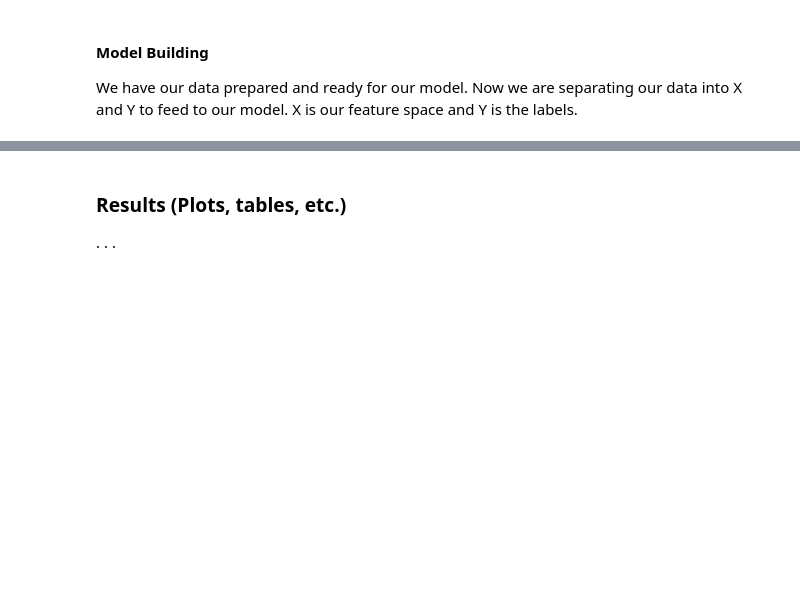
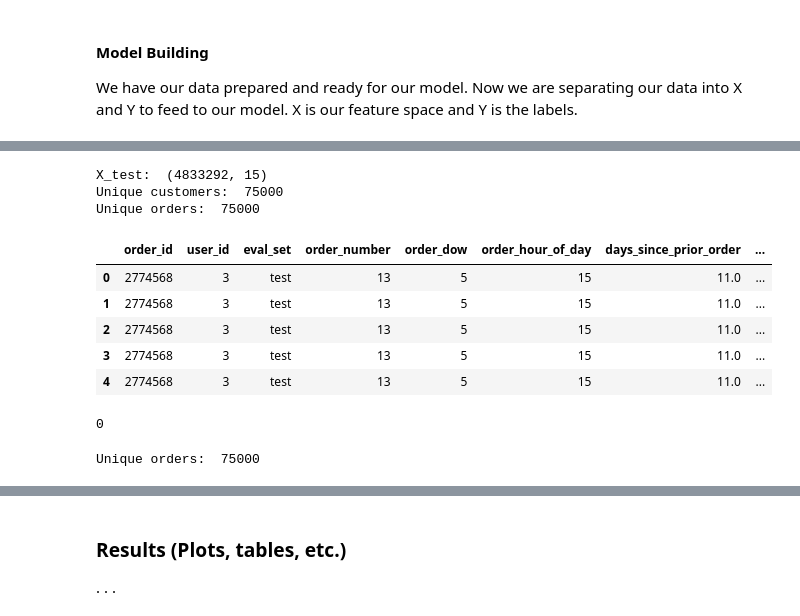
Before and after one commit to juemura/cs241, a Jupyter notebook: ianPortion.ipynb, the cells around one changed output, grey strips where cells are left out. Drawn from its saved outputs; the diff is of its cells as text; code cells hidden in the pictures; blank space fills up the shorter version.

Commit message:
created test set

```diff
--- a/ianPortion.ipynb
+++ b/ianPortion.ipynb
@@ -506,0 +508,4 @@ y = training_data_test['in_last_order']
+# %%
+pd.set_option('display.width', 100)
+pd.set_option('precision', 1)
+print(training_data.describe())
@@ -506,0 +581,7 @@ y = training_data_test['in_last_order']
+# %%
+#Create the data set for testing: X_test
+X_test = orders_data.loc[orders_data['eval_set'] == "test"]
+print("X_test: ", X_test.shape)
+print("Unique customers: ", len(X_test.user_id.unique()))
+print("Unique orders: ", len(X_test.order_id.unique()))
+X_test.head()
@@ -506,0 +598,25 @@ y = training_data_test['in_last_order']
+# %%
+X_test = pd.merge(X_test, training_data, on="user_id", how="left")
+print("X_test: ", X_test.shape)
+print("Unique customers: ", len(X_test.user_id.unique()))
+print("Unique orders: ", len(X_test.order_id.unique()))
+X_test.head()
+# %% [output]
+X_test:  (4833292, 15)
+Unique customers:  75000
+Unique orders:  75000
+|  | order_id | user_id | eval_set | order_number | order_dow | order_hour_of_day | days_since_prior_order | ... |
+| 0 | 2774568 | 3 | test | 13 | 5 | 15 | 11.0 | ... |
+| 1 | 2774568 | 3 | test | 13 | 5 | 15 | 11.0 | ... |
+| 2 | 2774568 | 3 | test | 13 | 5 | 15 | 11.0 | ... |
+| 3 | 2774568 | 3 | test | 13 | 5 | 15 | 11.0 | ... |
+| 4 | 2774568 | 3 | test | 13 | 5 | 15 | 11.0 | ... |
+# %%
+print(len(X_test[X_test["order_id"].isnull()]))
+# %% [output]
+0
+# %%
+submission = X_test[['order_id','user_id','product_id','user_product_id',]]
+print("Unique orders: ", len(X_test.order_id.unique()))
+# %% [output]
+Unique orders:  75000
```
Also changed, not shown: parts of 15 cells of this notebook.
